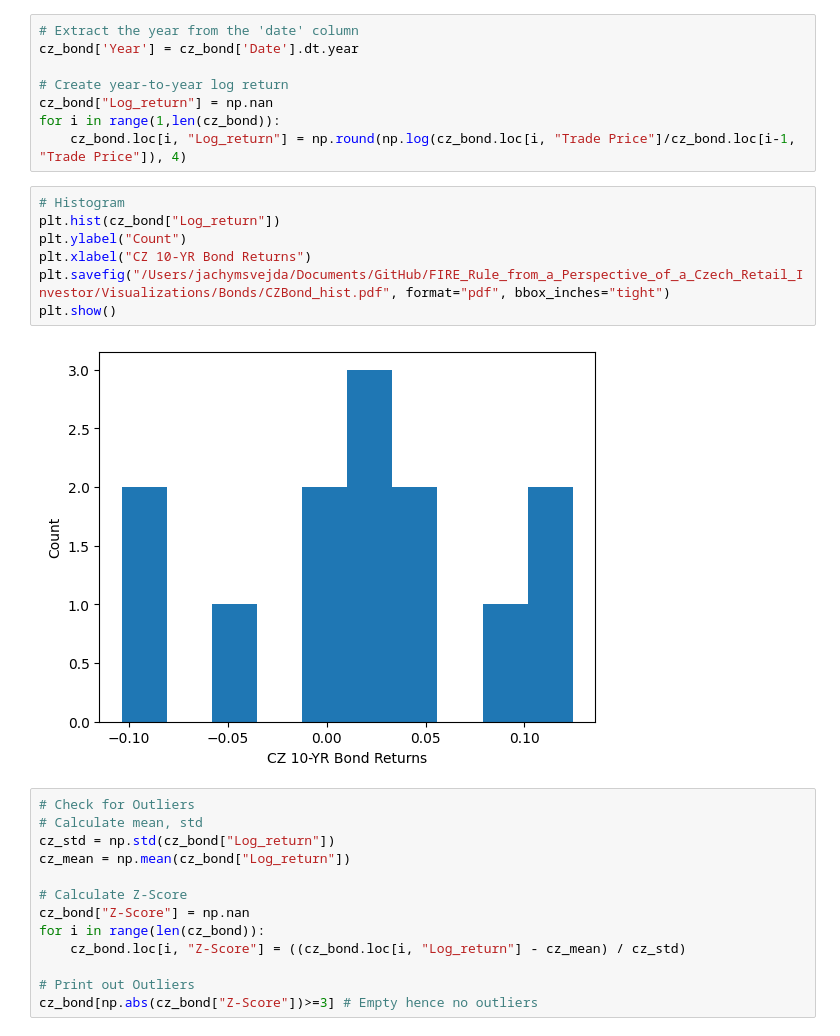
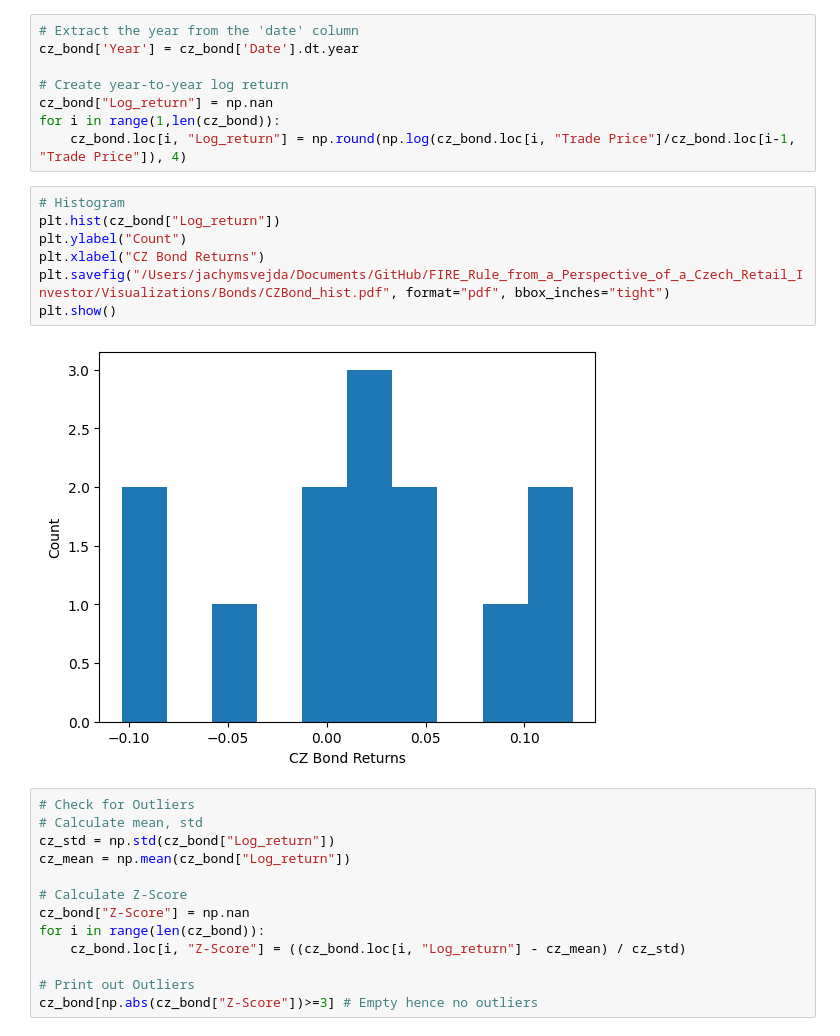
Before and after one commit to JachymS/FIRE_Rule_from_a_Perspective_of_a_Czech_Retail_Investor, a Jupyter notebook: processing/Bonds.ipynb, the cells around one changed output. Saved outputs shown, nothing was run; the diff lists cells and outputs as text.

Commit message:
hist bond name change

```diff
--- a/processing/Bonds.ipynb
+++ b/processing/Bonds.ipynb
@@ -53,12 +53,12 @@ for i in range(1,len(cz_bond)):
 # %%
 # Histogram
 plt.hist(cz_bond["Log_return"])
 plt.ylabel("Count")
-plt.xlabel("CZ 10-YR Bond Returns")
+plt.xlabel("CZ Bond Returns")
 plt.savefig("/Users/jachymsvejda/Documents/GitHub/FIRE_Rule_from_a_Perspective_of_a_Czech_Retail_Investor/Visualizations/Bonds/CZBond_hist.pdf", format="pdf", bbox_inches="tight")
 plt.show()
 # %% [output]
-[figure, old version]
+[figure, new version]
 # %%
 # Check for Outliers
 # Calculate mean, std
```
Also changed, not shown: parts of 2 cells of this notebook, 6 other files.
